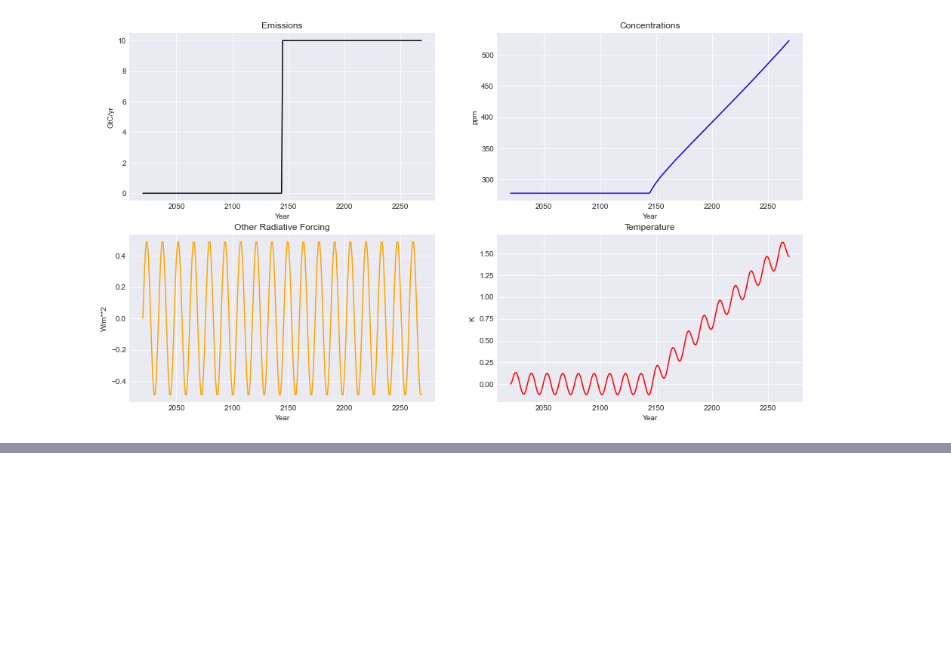
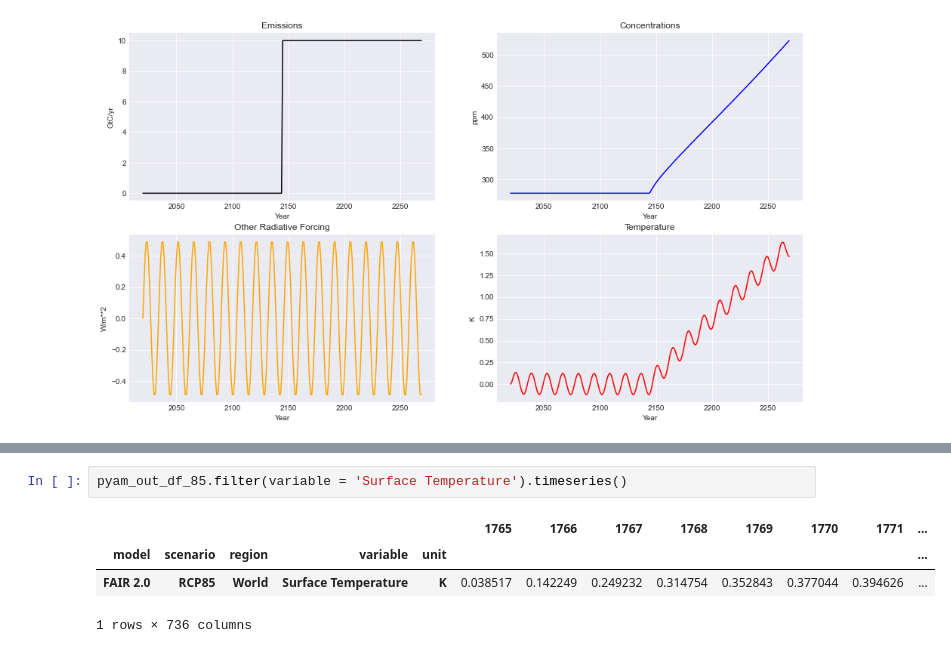
Before and after one commit to OMS-NetZero/FAIR, a Jupyter notebook: Example-Usage.ipynb, the cells around one changed output, grey strips where cells are left out. Cells and saved outputs as stored; diff of their text form; blank space fills up the shorter version.

```diff
--- a/Example-Usage.ipynb
+++ b/Example-Usage.ipynb
@@ -125,0 +130,7 @@ pyam_out_df_85.filter(variable = 'Atmospheric Concentrations|Montreal Gases|CFC|
+# %%
+pyam_out_df_85.filter(variable = 'Surface Temperature').timeseries()
+# %% [output]
+|  |  |  |  |  | 1765 | 1766 | 1767 | 1768 | 1769 | 1770 | 1771 | ... |
+| model | scenario | region | variable | unit |  |  |  |  |  |  |  | ... |
+| FAIR 2.0 | RCP85 | World | Surface Temperature | K | 0.038517 | 0.142249 | 0.249232 | 0.314754 | 0.352843 | 0.377044 | 0.394626 | ... |
+1 rows × 736 columns
```
Also changed, not shown: parts of 5 cells of this notebook, 20 other files.
